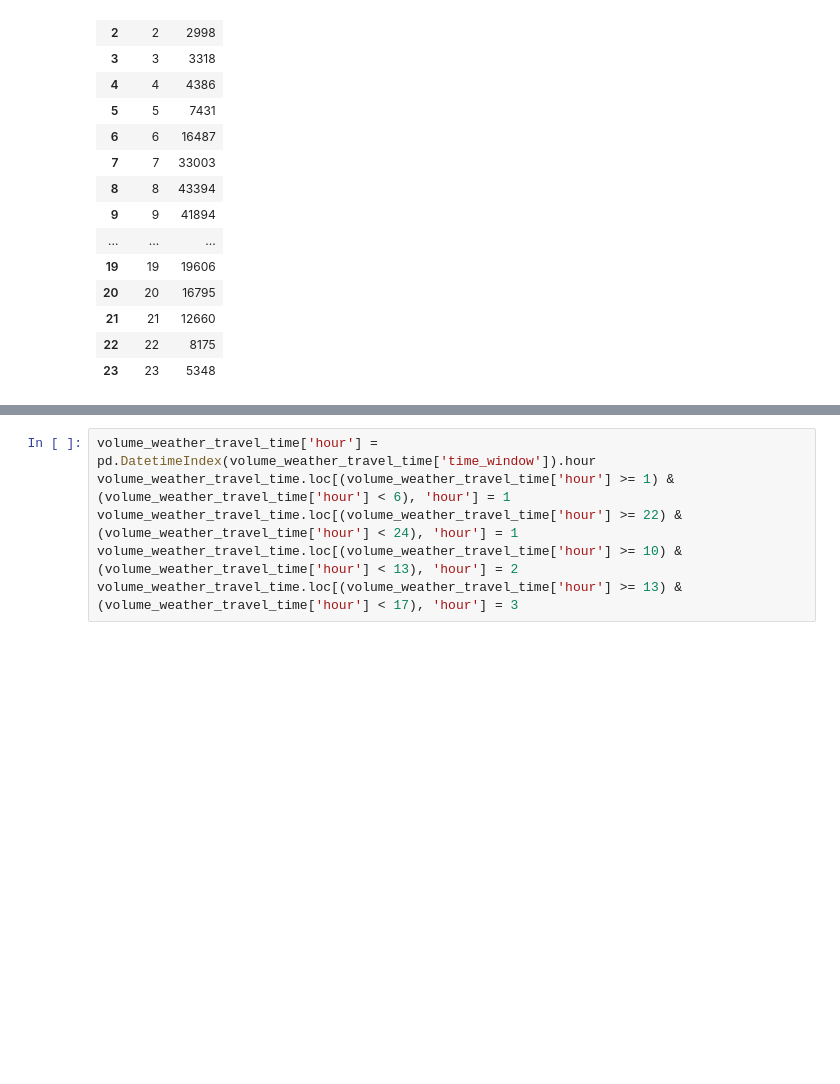
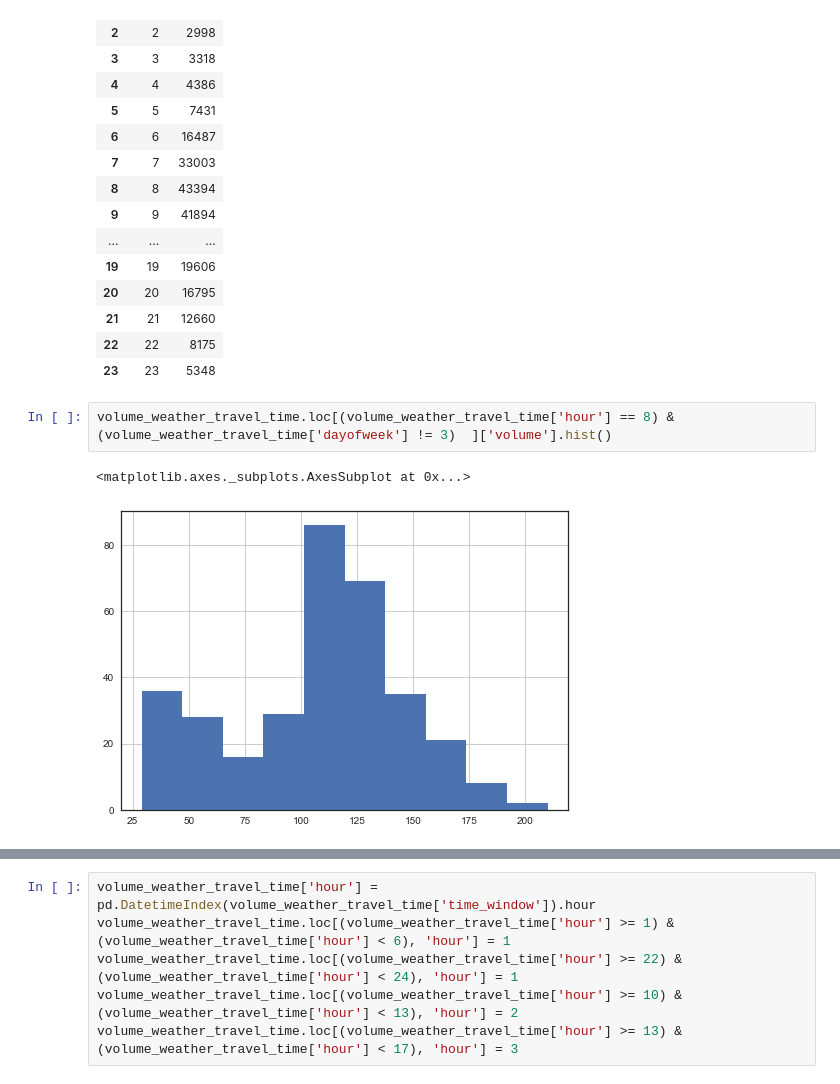
Before and after one commit to Gan-Jiang/KDD-CUP-2017, a Jupyter notebook: dataprocess.ipynb, the cells around one changed output, grey strips where cells are left out. Drawn from its saved outputs; the diff is of its cells as text; blank space fills up the shorter version.

```diff
--- a/dataprocess.ipynb
+++ b/dataprocess.ipynb
@@ -244,3 +244,8 @@ byhour['volume'].sum().reset_index()
 | 21 | 21 | 12660 |
 | 22 | 22 | 8175 |
 | 23 | 23 | 5348 |
+# %%
+volume_weather_travel_time.loc[(volume_weather_travel_time['hour'] == 8) &(volume_weather_travel_time['dayofweek'] != 3)  ]['volume'].hist()
+# %% [output]
+<matplotlib.axes._subplots.AxesSubplot at 0x...>
+[figure, added]
```
Also changed, not shown: parts of 8 cells of this notebook, 2 other files.
